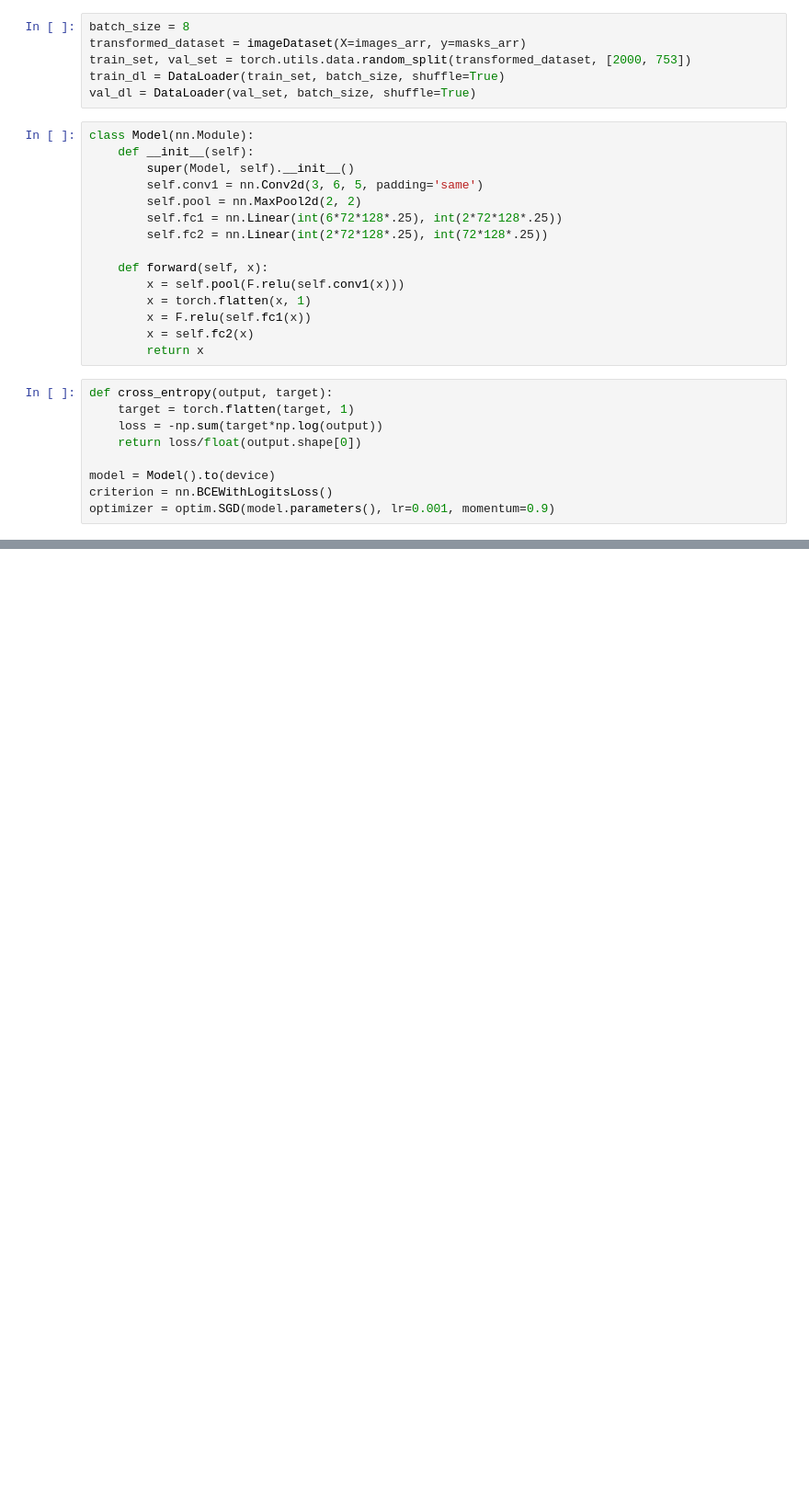
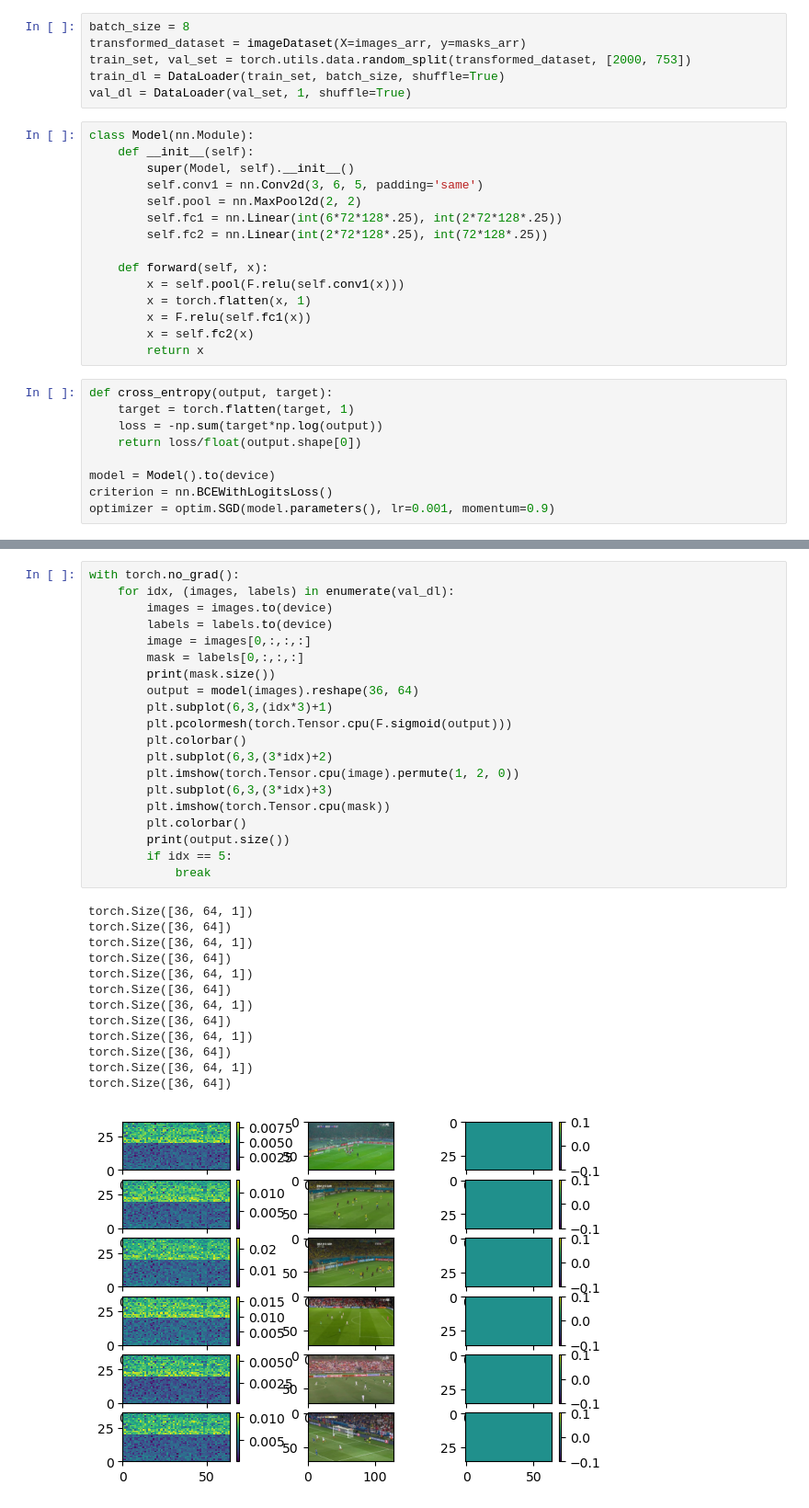
Before and after one commit to patrick-naylor/Soccer-Field-Detection, a Jupyter notebook: model.ipynb, the cells around one changed output, grey strips where cells are left out. Shown at 92% size. Saved outputs shown, nothing was run; the diff lists cells and outputs as text; blank space fills up the shorter version.

Commit message:
Added model evaluation. Masks empty

```diff
--- a/model.ipynb
+++ b/model.ipynb
@@ -68,7 +69,7 @@ batch_size = 8
 transformed_dataset = imageDataset(X=images_arr, y=masks_arr)
 train_set, val_set = torch.utils.data.random_split(transformed_dataset, [2000, 753])
 train_dl = DataLoader(train_set, batch_size, shuffle=True)
-val_dl = DataLoader(val_set, batch_size, shuffle=True)
+val_dl = DataLoader(val_set, 1, shuffle=True)
 # %%
 class Model(nn.Module):
     def __init__(self):
@@ -137,0 +139,34 @@ Epoch [5/5], Step [240/250], Loss: 0.1179
+# %%
+with torch.no_grad():
+    for idx, (images, labels) in enumerate(val_dl):
+        images = images.to(device)
+        labels = labels.to(device)
+        image = images[0,:,:,:]
+        mask = labels[0,:,:,:]
+        print(mask.size())
+        output = model(images).reshape(36, 64)
+        plt.subplot(6,3,(idx*3)+1)
+        plt.pcolormesh(torch.Tensor.cpu(F.sigmoid(output)))
+        plt.colorbar()
+        plt.subplot(6,3,(3*idx)+2)
+        plt.imshow(torch.Tensor.cpu(image).permute(1, 2, 0))
+        plt.subplot(6,3,(3*idx)+3)
+        plt.imshow(torch.Tensor.cpu(mask))
+        plt.colorbar()
+        print(output.size())
+        if idx == 5:
+            break
+# %% [output]
+torch.Size([36, 64, 1])
+torch.Size([36, 64])
+torch.Size([36, 64, 1])
+torch.Size([36, 64])
+torch.Size([36, 64, 1])
+torch.Size([36, 64])
+torch.Size([36, 64, 1])
+torch.Size([36, 64])
+torch.Size([36, 64, 1])
+torch.Size([36, 64])
+torch.Size([36, 64, 1])
+torch.Size([36, 64])
+[figure, added]
```
Also changed, not shown: parts of 3 cells of this notebook.
